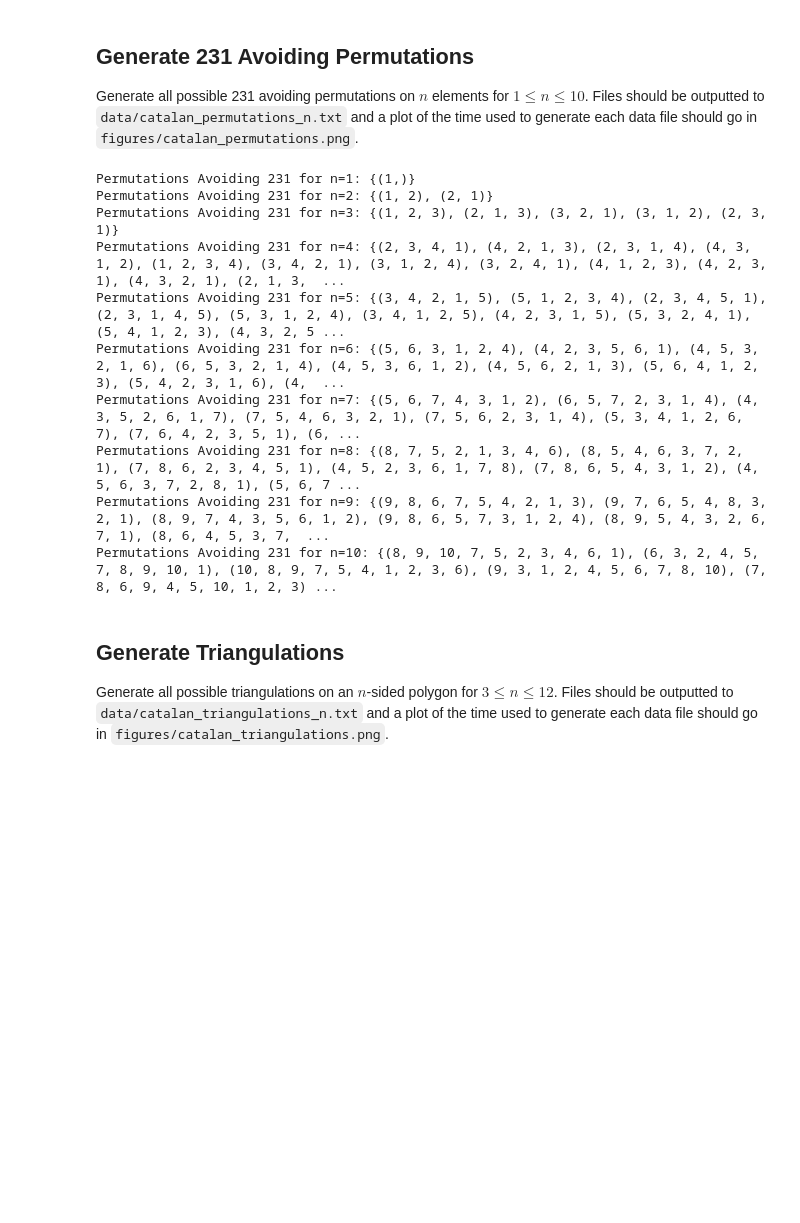
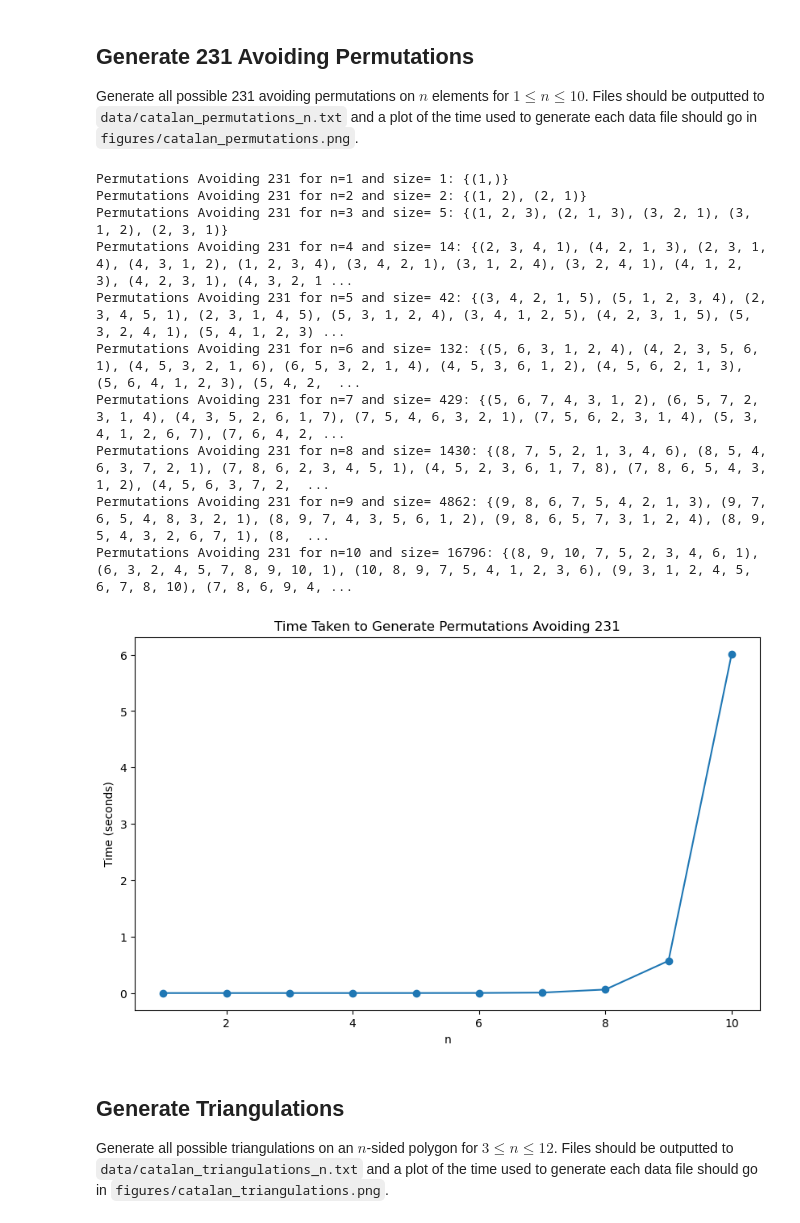
Before and after one commit to NeuronalDynamics/AI-for-Mathematics, a Jupyter notebook: 6_18_2024_catalan/main.ipynb, the cells around one changed output. Drawn from its saved outputs; the diff is of its cells as text; code cells hidden in the pictures; blank space fills up the shorter version.

```diff
--- a/6_18_2024_catalan/main.ipynb
+++ b/6_18_2024_catalan/main.ipynb
@@ -84,18 +112,46 @@ Product Orders for n=11: {'(((?*(((?*?*?)*?)*?*?))*?*?)*?*?)', '(?*((((?*?*?)*?)
 Generate all possible 231 avoiding permutations on $n$ elements for $1 \le n \le 10$. Files should be outputted to `data/catalan_permutations_n.txt` and a plot of the time used to generate each data file should go in `figures/catalan_permutations.png`.
 # %%
 for n in range(1, 11):
-  print(f"Permutations Avoiding 231 for n={n}: {catalan.permutations_avoiding_231(n)}")
+  print(f"Permutations Avoiding 231 for n={n} and size= {len(catalan.permutations_avoiding_231(n))}: {catalan.permutations_avoiding_231(n)}")
 # %% [output]
-Permutations Avoiding 231 for n=1: {(1,)}
-Permutations Avoiding 231 for n=2: {(1, 2), (2, 1)}
-Permutations Avoiding 231 for n=3: {(1, 2, 3), (2, 1, 3), (3, 2, 1), (3, 1, 2), (2, 3, 1)}
-Permutations Avoiding 231 for n=4: {(2, 3, 4, 1), (4, 2, 1, 3), (2, 3, 1, 4), (4, 3, 1, 2), (1, 2, 3, 4), (3, 4, 2, 1), (3, 1, 2, 4), (3, 2, 4, 1), (4, 1, 2, 3), (4, 2, 3, 1), (4, 3, 2, 1), (2, 1, 3,  ...
-Permutations Avoiding 231 for n=5: {(3, 4, 2, 1, 5), (5, 1, 2, 3, 4), (2, 3, 4, 5, 1), (2, 3, 1, 4, 5), (5, 3, 1, 2, 4), (3, 4, 1, 2, 5), (4, 2, 3, 1, 5), (5, 3, 2, 4, 1), (5, 4, 1, 2, 3), (4, 3, 2, 5 ...
-Permutations Avoiding 231 for n=6: {(5, 6, 3, 1, 2, 4), (4, 2, 3, 5, 6, 1), (4, 5, 3, 2, 1, 6), (6, 5, 3, 2, 1, 4), (4, 5, 3, 6, 1, 2), (4, 5, 6, 2, 1, 3), (5, 6, 4, 1, 2, 3), (5, 4, 2, 3, 1, 6), (4,  ...
-Permutations Avoiding 231 for n=7: {(5, 6, 7, 4, 3, 1, 2), (6, 5, 7, 2, 3, 1, 4), (4, 3, 5, 2, 6, 1, 7), (7, 5, 4, 6, 3, 2, 1), (7, 5, 6, 2, 3, 1, 4), (5, 3, 4, 1, 2, 6, 7), (7, 6, 4, 2, 3, 5, 1), (6, ...
-Permutations Avoiding 231 for n=8: {(8, 7, 5, 2, 1, 3, 4, 6), (8, 5, 4, 6, 3, 7, 2, 1), (7, 8, 6, 2, 3, 4, 5, 1), (4, 5, 2, 3, 6, 1, 7, 8), (7, 8, 6, 5, 4, 3, 1, 2), (4, 5, 6, 3, 7, 2, 8, 1), (5, 6, 7 ...
-Permutations Avoiding 231 for n=9: {(9, 8, 6, 7, 5, 4, 2, 1, 3), (9, 7, 6, 5, 4, 8, 3, 2, 1), (8, 9, 7, 4, 3, 5, 6, 1, 2), (9, 8, 6, 5, 7, 3, 1, 2, 4), (8, 9, 5, 4, 3, 2, 6, 7, 1), (8, 6, 4, 5, 3, 7,  ...
-Permutations Avoiding 231 for n=10: {(8, 9, 10, 7, 5, 2, 3, 4, 6, 1), (6, 3, 2, 4, 5, 7, 8, 9, 10, 1), (10, 8, 9, 7, 5, 4, 1, 2, 3, 6), (9, 3, 1, 2, 4, 5, 6, 7, 8, 10), (7, 8, 6, 9, 4, 5, 10, 1, 2, 3) ...
+Permutations Avoiding 231 for n=1 and size= 1: {(1,)}
+Permutations Avoiding 231 for n=2 and size= 2: {(1, 2), (2, 1)}
+Permutations Avoiding 231 for n=3 and size= 5: {(1, 2, 3), (2, 1, 3), (3, 2, 1), (3, 1, 2), (2, 3, 1)}
+Permutations Avoiding 231 for n=4 and size= 14: {(2, 3, 4, 1), (4, 2, 1, 3), (2, 3, 1, 4), (4, 3, 1, 2), (1, 2, 3, 4), (3, 4, 2, 1), (3, 1, 2, 4), (3, 2, 4, 1), (4, 1, 2, 3), (4, 2, 3, 1), (4, 3, 2, 1 ...
+Permutations Avoiding 231 for n=5 and size= 42: {(3, 4, 2, 1, 5), (5, 1, 2, 3, 4), (2, 3, 4, 5, 1), (2, 3, 1, 4, 5), (5, 3, 1, 2, 4), (3, 4, 1, 2, 5), (4, 2, 3, 1, 5), (5, 3, 2, 4, 1), (5, 4, 1, 2, 3) ...
+Permutations Avoiding 231 for n=6 and size= 132: {(5, 6, 3, 1, 2, 4), (4, 2, 3, 5, 6, 1), (4, 5, 3, 2, 1, 6), (6, 5, 3, 2, 1, 4), (4, 5, 3, 6, 1, 2), (4, 5, 6, 2, 1, 3), (5, 6, 4, 1, 2, 3), (5, 4, 2,  ...
+Permutations Avoiding 231 for n=7 and size= 429: {(5, 6, 7, 4, 3, 1, 2), (6, 5, 7, 2, 3, 1, 4), (4, 3, 5, 2, 6, 1, 7), (7, 5, 4, 6, 3, 2, 1), (7, 5, 6, 2, 3, 1, 4), (5, 3, 4, 1, 2, 6, 7), (7, 6, 4, 2, ...
+Permutations Avoiding 231 for n=8 and size= 1430: {(8, 7, 5, 2, 1, 3, 4, 6), (8, 5, 4, 6, 3, 7, 2, 1), (7, 8, 6, 2, 3, 4, 5, 1), (4, 5, 2, 3, 6, 1, 7, 8), (7, 8, 6, 5, 4, 3, 1, 2), (4, 5, 6, 3, 7, 2,  ...
+Permutations Avoiding 231 for n=9 and size= 4862: {(9, 8, 6, 7, 5, 4, 2, 1, 3), (9, 7, 6, 5, 4, 8, 3, 2, 1), (8, 9, 7, 4, 3, 5, 6, 1, 2), (9, 8, 6, 5, 7, 3, 1, 2, 4), (8, 9, 5, 4, 3, 2, 6, 7, 1), (8,  ...
+Permutations Avoiding 231 for n=10 and size= 16796: {(8, 9, 10, 7, 5, 2, 3, 4, 6, 1), (6, 3, 2, 4, 5, 7, 8, 9, 10, 1), (10, 8, 9, 7, 5, 4, 1, 2, 3, 6), (9, 3, 1, 2, 4, 5, 6, 7, 8, 10), (7, 8, 6, 9, 4, ...
+# %%
+# Dictionary to store the time taken for each n
+time_taken_permutations = {}
+
+# Generate 231 avoiding permutations for n from 1 to 10 and save to files
+for n in range(1, 11):
+    start_time = time.time()
+    permutations_n = catalan.permutations_avoiding_231(n)
+    end_time = time.time()
+
+    # Record the time taken
+    time_taken_permutations[n] = end_time - start_time
+
+    # Write the permutations to a file
+    with open(f'data/catalan_permutations_{n}.txt', 'w') as file:
+        for p in permutations_n:
+            file.write(''.join(map(str, p)) + '\n')
+
+# Plot the time taken for permutations avoiding 231
+plt.figure(figsize=(10, 6))
+plt.plot(list(time_taken_permutations.keys()), list(time_taken_permutations.values()), marker='o')
+plt.xlabel('n')
+plt.ylabel('Time (seconds)')
+plt.title('Time Taken to Generate Permutations Avoiding 231')
+plt.savefig('figures/catalan_permutations.png')
+plt.show()
+# %% [output]
+[figure, added]
 # %% [markdown]
 ## Generate Triangulations
 
```
Also changed, not shown: parts of 5 cells of this notebook, 43 other files.
